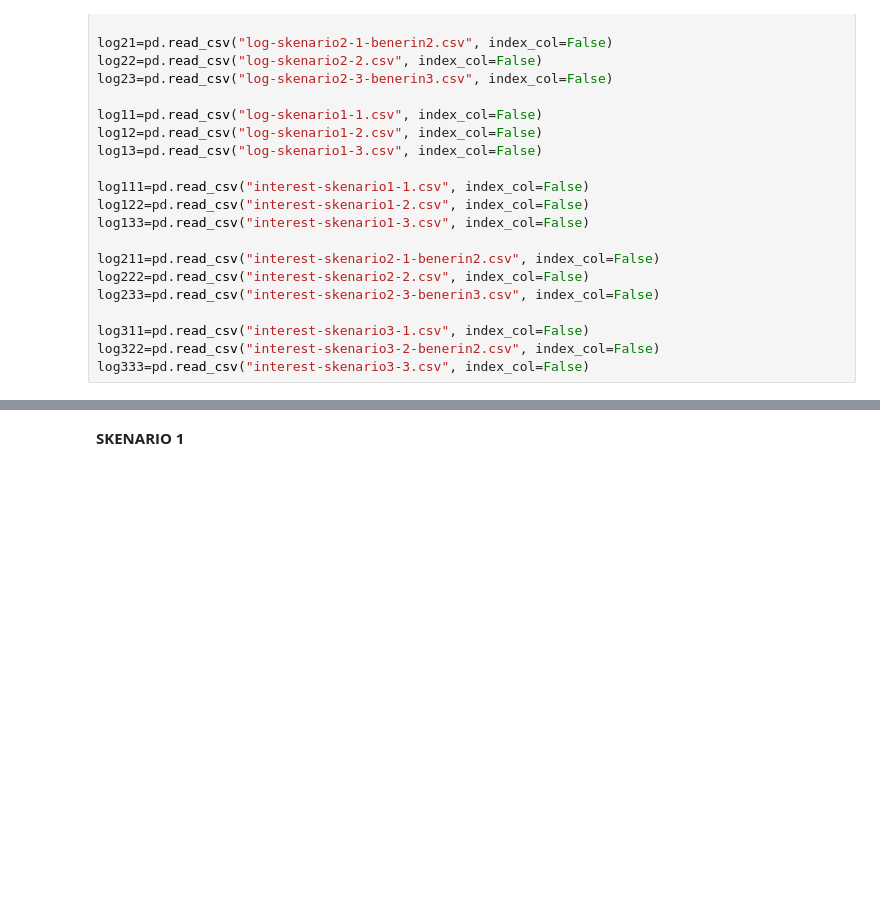
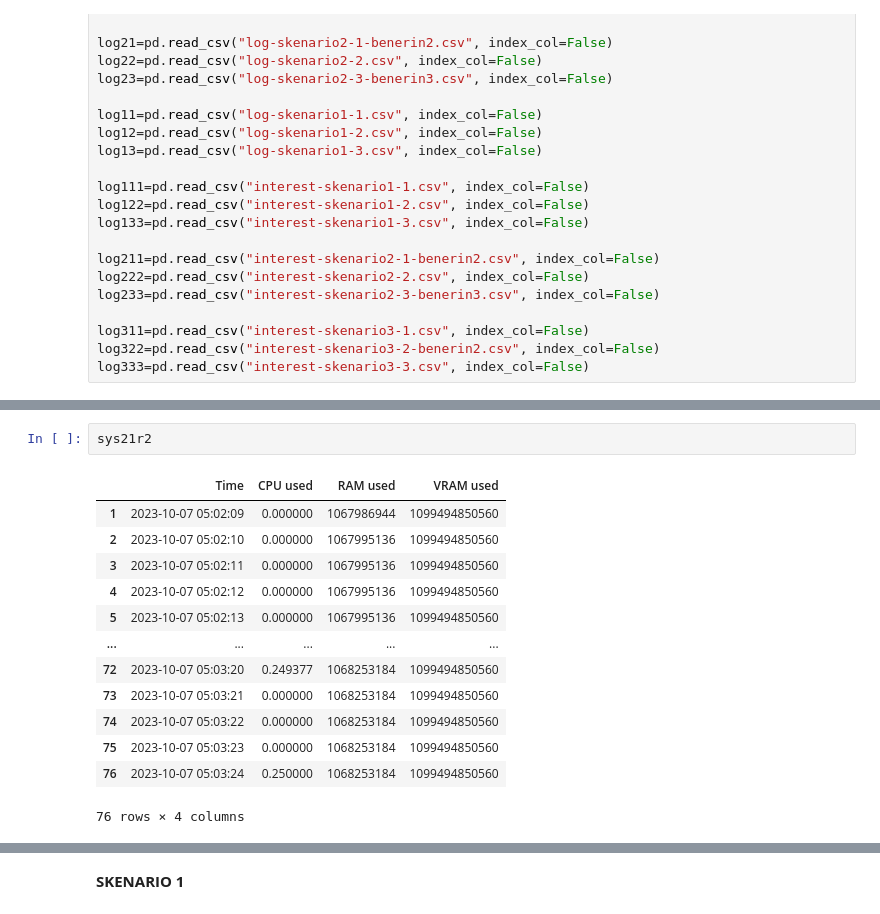
Before and after one commit to agnislur/ndn_project, a Jupyter notebook: OlahData.ipynb, the cells around one changed output, grey strips where cells are left out. Cells and saved outputs as stored; diff of their text form; blank space fills up the shorter version.

```diff
--- a/OlahData.ipynb
+++ b/OlahData.ipynb
@@ -67,0 +113,16 @@ memory usage: 156.4+ KB
+# %%
+sys21r2
+# %% [output]
+|  | Time | CPU used | RAM used | VRAM used |
+| 1 | 2023-10-07 05:02:09 | 0.000000 | 1067986944 | 1099494850560 |
+| 2 | 2023-10-07 05:02:10 | 0.000000 | 1067995136 | 1099494850560 |
+| 3 | 2023-10-07 05:02:11 | 0.000000 | 1067995136 | 1099494850560 |
+| 4 | 2023-10-07 05:02:12 | 0.000000 | 1067995136 | 1099494850560 |
+| 5 | 2023-10-07 05:02:13 | 0.000000 | 1067995136 | 1099494850560 |
+| ... | ... | ... | ... | ... |
+| 72 | 2023-10-07 05:03:20 | 0.249377 | 1068253184 | 1099494850560 |
+| 73 | 2023-10-07 05:03:21 | 0.000000 | 1068253184 | 1099494850560 |
+| 74 | 2023-10-07 05:03:22 | 0.000000 | 1068253184 | 1099494850560 |
+| 75 | 2023-10-07 05:03:23 | 0.000000 | 1068253184 | 1099494850560 |
+| 76 | 2023-10-07 05:03:24 | 0.250000 | 1068253184 | 1099494850560 |
+76 rows × 4 columns
```
Also changed, not shown: parts of 55 cells of this notebook.
